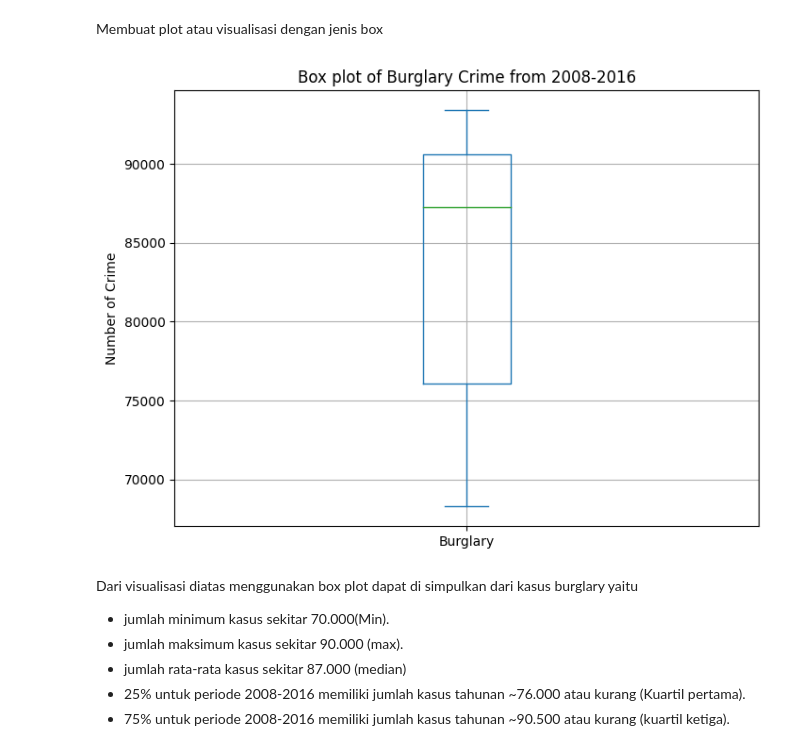
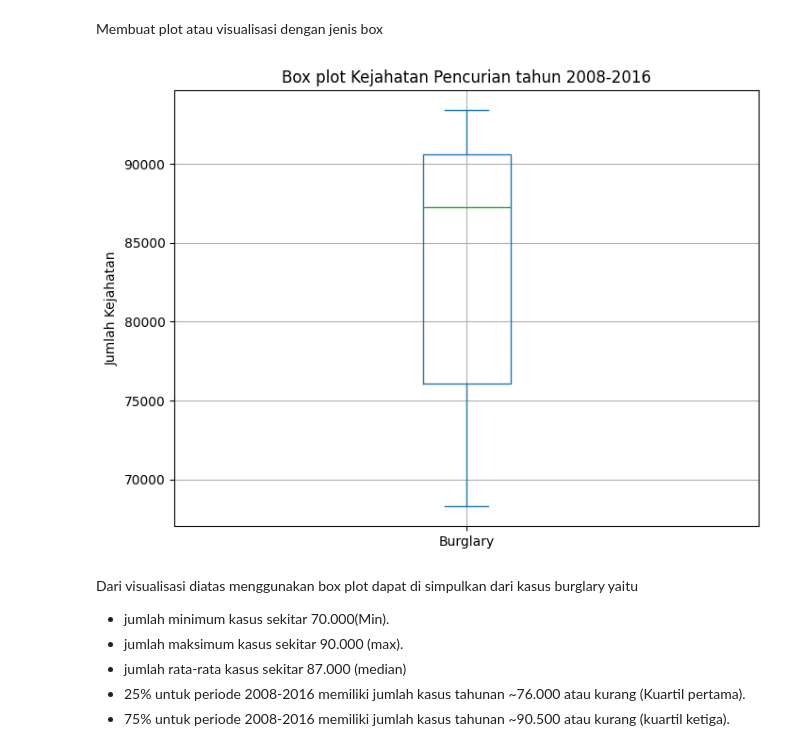
Before and after one commit to fadilfebriansyah/PYTN-KS17-016, a Jupyter notebook: Assigment python 1/AssigmentPython1.ipynb, the cells around one changed output. Saved outputs shown, nothing was run; the diff lists cells and outputs as text; code cells hidden in the pictures.

```diff
--- a/Assigment python 1/AssigmentPython1.ipynb
+++ b/Assigment python 1/AssigmentPython1.ipynb
@@ -722,12 +722,12 @@ Membuat plot atau visualisasi dengan jenis box
 # %%
 df_burglary.plot(kind='box', figsize=(8, 6), grid=True)
 
-plt.title('Box plot of Burglary Crime from 2008-2016')
-plt.ylabel('Number of Crime')
+plt.title('Box plot Kejahatan Pencurian tahun 2008-2016')
+plt.ylabel('Jumlah Kejahatan')
 
 plt.show()
 # %% [output]
-[figure, old version]
+[figure, new version]
 # %% [markdown]
 Dari visualisasi diatas menggunakan box plot dapat di simpulkan dari kasus burglary yaitu
 - jumlah minimum kasus sekitar 70.000(Min).
```
Also changed, not shown: parts of 50 cells of this notebook, 1 other file.
